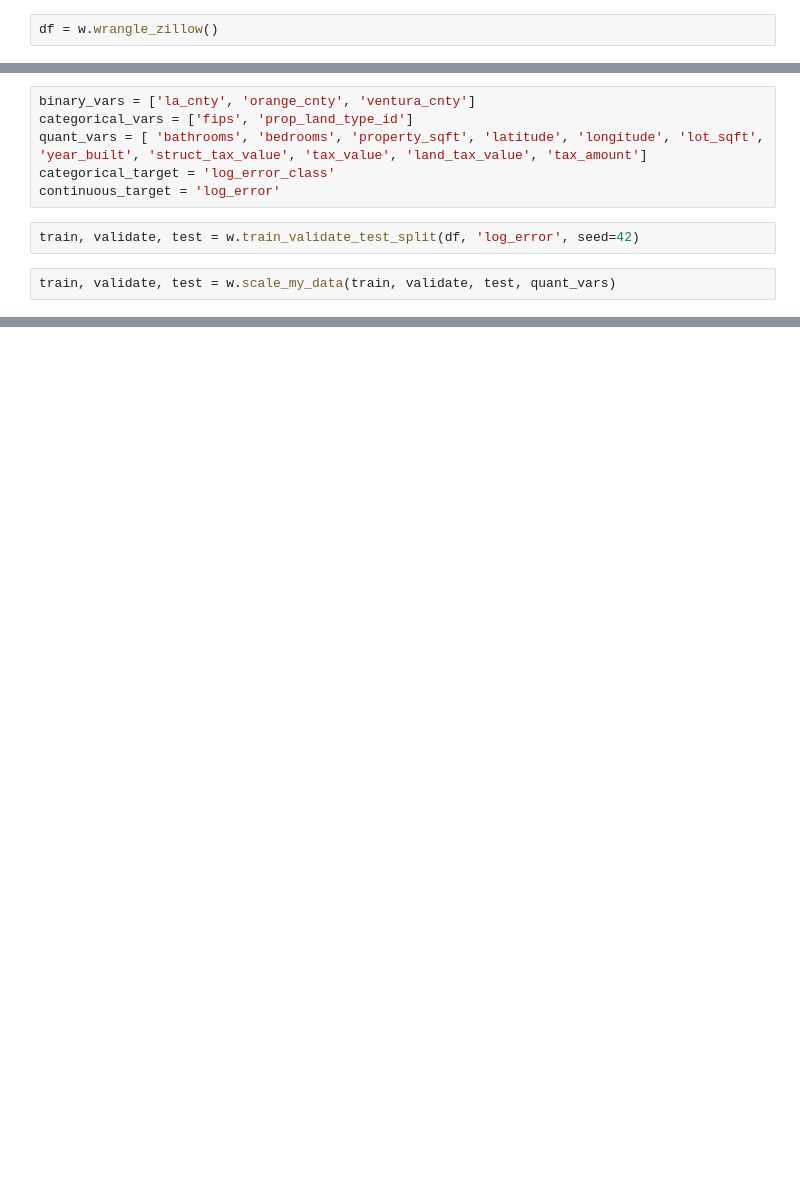
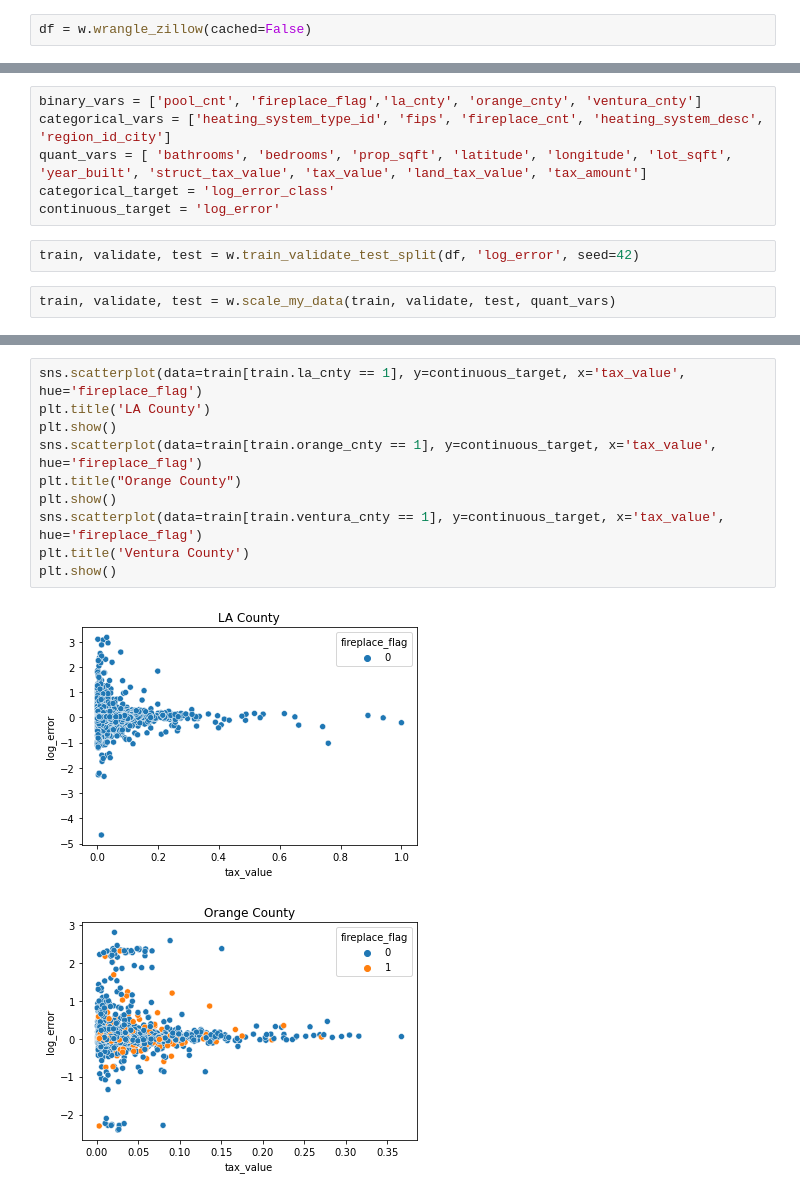
Before and after one commit to mdalton87/clustering-exercises, a Jupyter notebook: explore_zillow.ipynb, the cells around one changed output, grey strips where cells are left out. Cells and saved outputs as stored; diff of their text form; blank space fills up the shorter version.

Commit message:
updated wrangle functions, continuing exploration

```diff
--- a/explore_zillow.ipynb
+++ b/explore_zillow.ipynb
@@ -30,4 +30,4 @@ import matplotlib.pyplot as plt
 %matplotlib inline
 import seaborn as sns
 # %%
-df = w.wrangle_zillow()
+df = w.wrangle_zillow(cached=False)
@@ -60,7 +88,7 @@ df.head(2)
 # %%
-binary_vars = ['la_cnty', 'orange_cnty', 'ventura_cnty']
-categorical_vars = ['fips', 'prop_land_type_id']
-quant_vars = [ 'bathrooms', 'bedrooms', 'property_sqft', 'latitude', 'longitude', 'lot_sqft', 'year_built', 'struct_tax_value', 'tax_value', 'land_tax_value', 'tax_amount']
+binary_vars = ['pool_cnt', 'fireplace_flag','la_cnty', 'orange_cnty', 'ventura_cnty']
+categorical_vars = ['heating_system_type_id', 'fips', 'fireplace_cnt', 'heating_system_desc', 'region_id_city']
+quant_vars = [ 'bathrooms', 'bedrooms', 'prop_sqft', 'latitude', 'longitude', 'lot_sqft', 'year_built', 'struct_tax_value', 'tax_value', 'land_tax_value', 'tax_amount']
 categorical_target = 'log_error_class'
 continuous_target = 'log_error'
 # %%
@@ -102,0 +329,13 @@ sns.scatterplot(data=train, x='longitude', y='latitude', hue=categorical_target)
+# %%
+sns.scatterplot(data=train[train.la_cnty == 1], y=continuous_target, x='tax_value', hue='fireplace_flag')
+plt.title('LA County')
+plt.show()
+sns.scatterplot(data=train[train.orange_cnty == 1], y=continuous_target, x='tax_value', hue='fireplace_flag')
+plt.title("Orange County")
+plt.show()
+sns.scatterplot(data=train[train.ventura_cnty == 1], y=continuous_target, x='tax_value', hue='fireplace_flag')
+plt.title('Ventura County')
+plt.show()
+# %% [output]
+[figure, added]
+[figure, added]
```
Also changed, not shown: parts of 19 cells of this notebook, 3 other files.
